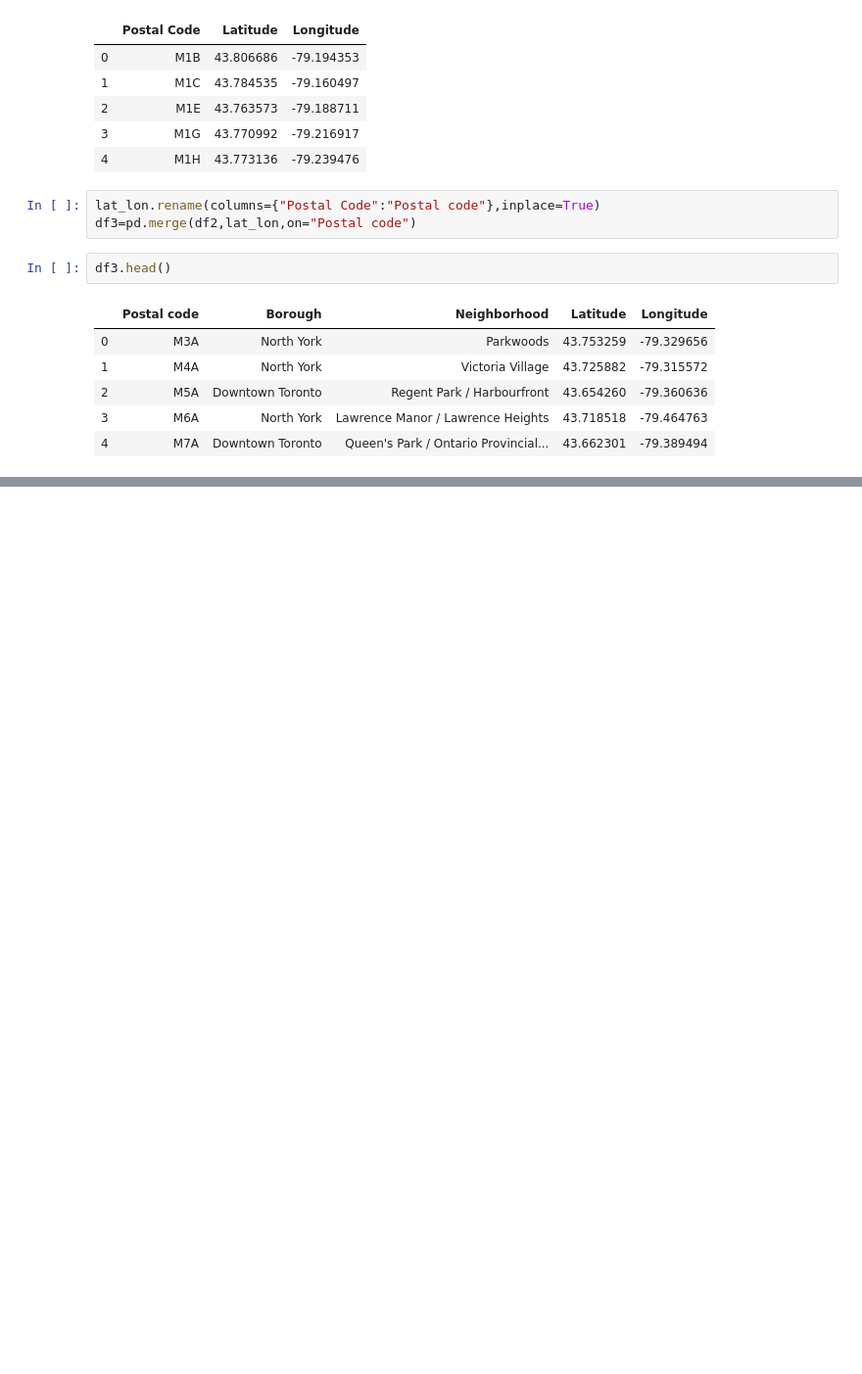
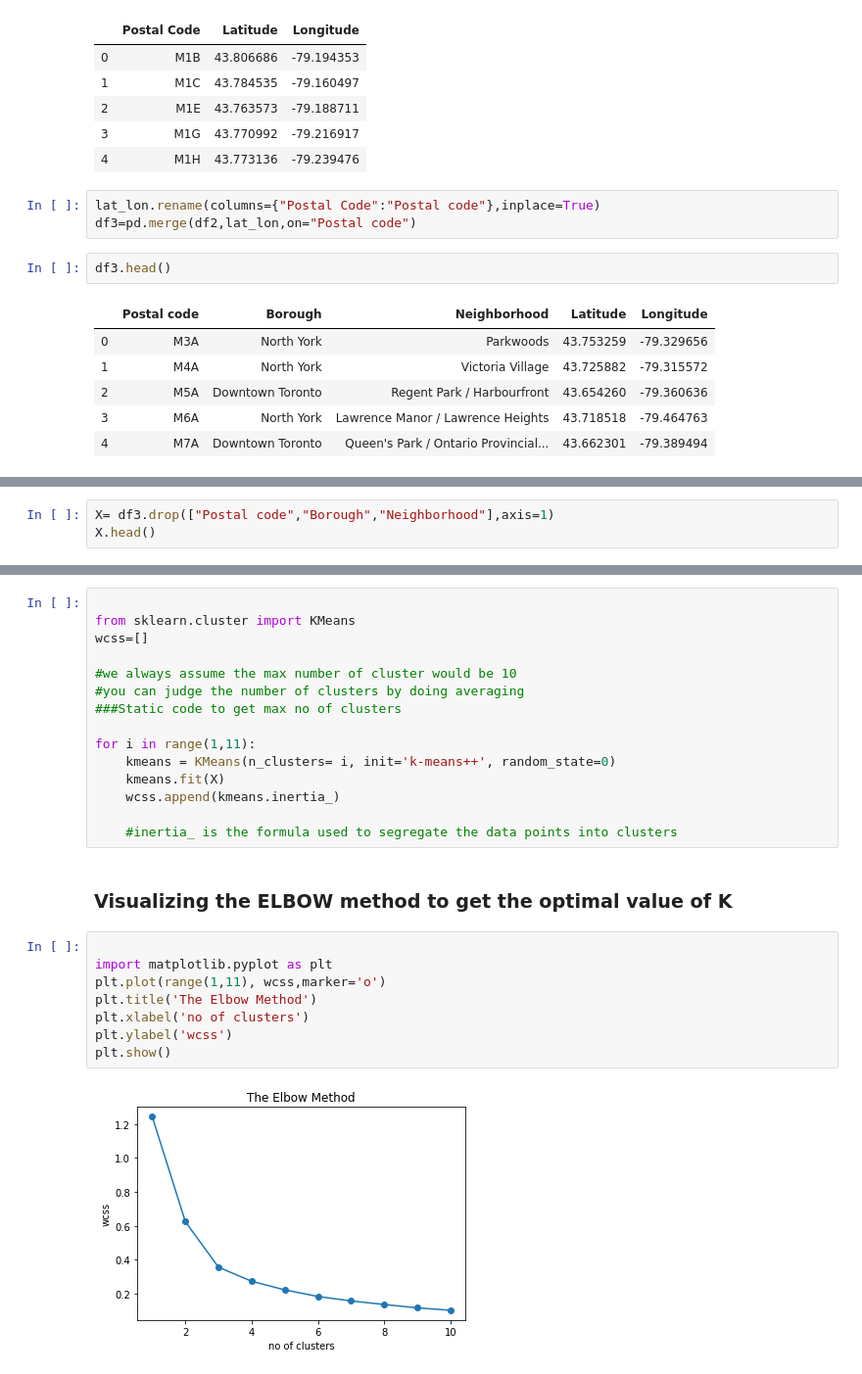
Before and after one commit to Samuel-Mathews/Coursera_Capstone, a Jupyter notebook: Segmenting and Clustering Neighborhoods in Toronto.ipynb, the cells around one changed output, grey strips where cells are left out. Shown at 98% size. Drawn from its saved outputs; the diff is of its cells as text; blank space fills up the shorter version.

Commit message:
Final clustering and visualizations.

```diff
--- a/Segmenting and Clustering Neighborhoods in Toronto.ipynb
+++ b/Segmenting and Clustering Neighborhoods in Toronto.ipynb
@@ -159,0 +164,3 @@ df3.head()
+# %%
+X= df3.drop(["Postal code","Borough","Neighborhood"],axis=1)
+X.head()
@@ -159,0 +178,27 @@ df3.head()
+# %%
+
+from sklearn.cluster import KMeans
+wcss=[]
+
+#we always assume the max number of cluster would be 10
+#you can judge the number of clusters by doing averaging
+###Static code to get max no of clusters
+
+for i in range(1,11):
+    kmeans = KMeans(n_clusters= i, init='k-means++', random_state=0)
+    kmeans.fit(X)
+    wcss.append(kmeans.inertia_)
+
+    #inertia_ is the formula used to segregate the data points into clusters
+# %% [markdown]
+### Visualizing the ELBOW method to get the optimal value of K
+# %%
+
+import matplotlib.pyplot as plt
+plt.plot(range(1,11), wcss,marker='o')
+plt.title('The Elbow Method')
+plt.xlabel('no of clusters')
+plt.ylabel('wcss')
+plt.show()
+# %% [output]
+[figure, added]
```
Also changed, not shown: parts of 13 cells of this notebook.
